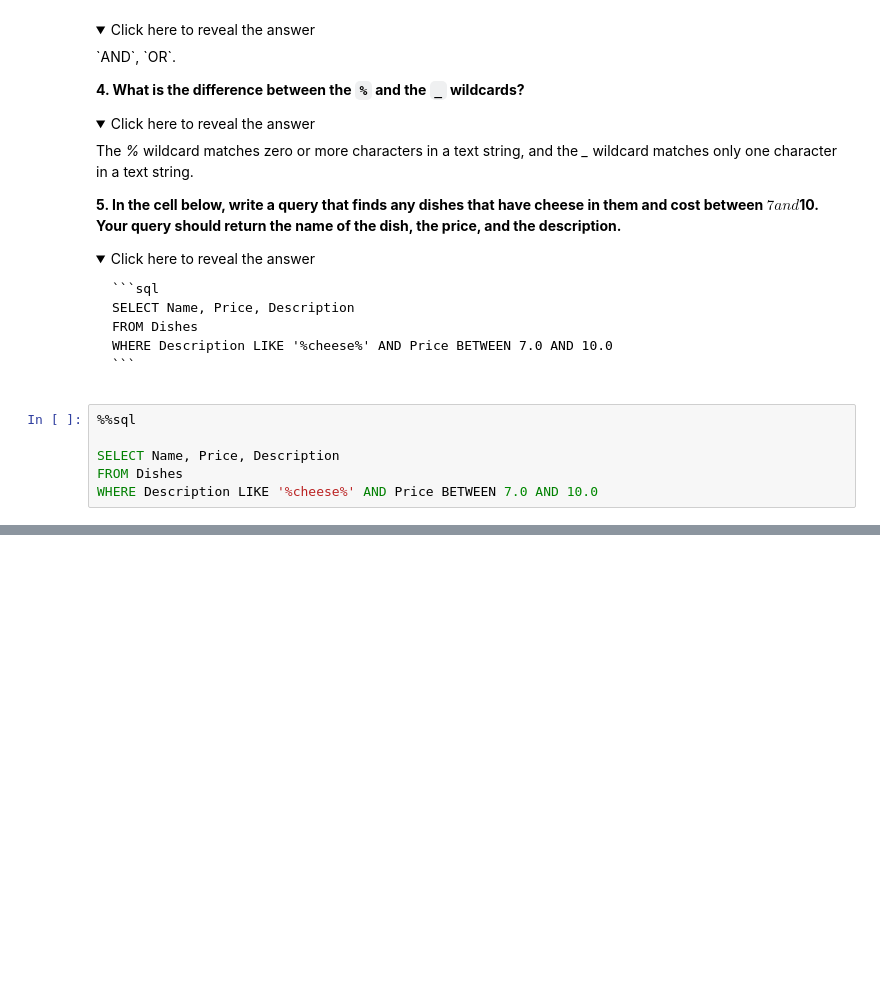
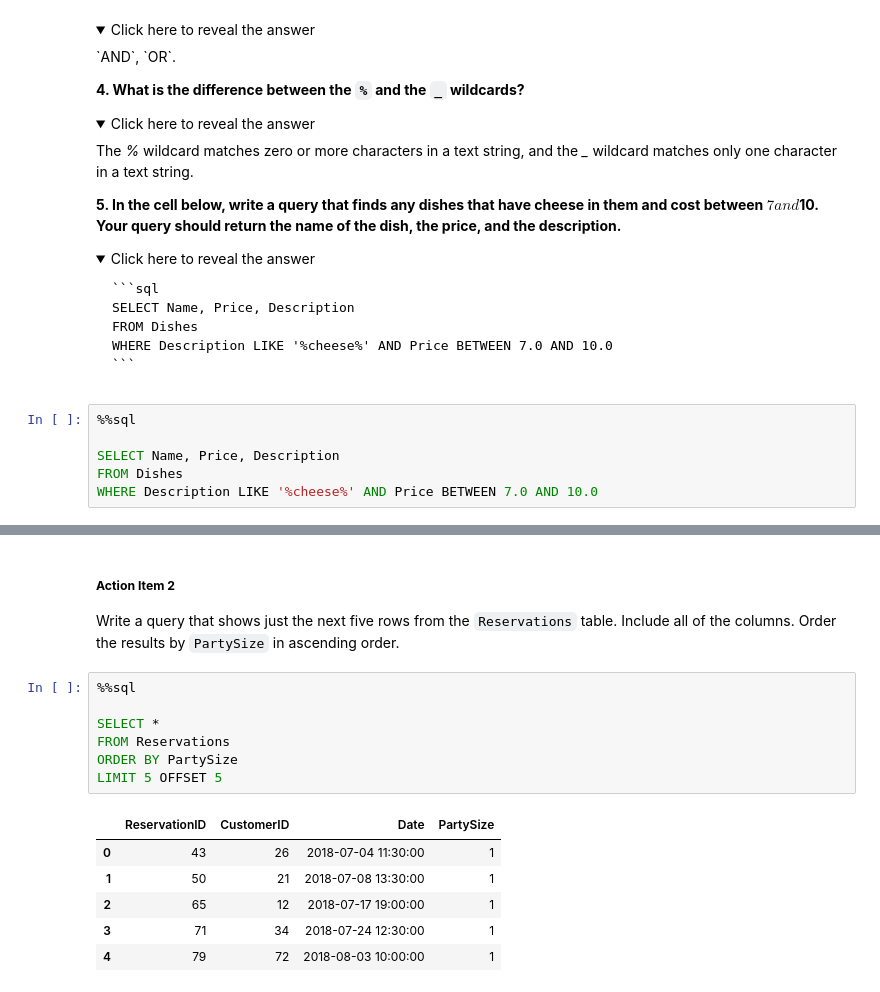
Before and after one commit to freestackinitiative/coop_sql_notebooks, a Jupyter notebook: COOP_SQL_101.ipynb, the cells around one changed output, grey strips where cells are left out. Cells and saved outputs as stored; diff of their text form; folded sections open; blank space fills up the shorter version.

```diff
--- a/COOP_SQL_101.ipynb
+++ b/COOP_SQL_101.ipynb
@@ -875,0 +1273,18 @@ The asterisk(*) here means that it can match any **single** letter or number.
+# %% [markdown]
+##### **Action Item 2**
+
+Write a query that shows just the next five rows from the `Reservations` table. Include all of the columns. Order the results by `PartySize` in ascending order.
+# %%
+%%sql
+
+SELECT *
+FROM Reservations
+ORDER BY PartySize
+LIMIT 5 OFFSET 5
+# %% [output]
+|  | ReservationID | CustomerID | Date | PartySize |
+| 0 | 43 | 26 | 2018-07-04 11:30:00 | 1 |
+| 1 | 50 | 21 | 2018-07-08 13:30:00 | 1 |
+| 2 | 65 | 12 | 2018-07-17 19:00:00 | 1 |
+| 3 | 71 | 34 | 2018-07-24 12:30:00 | 1 |
+| 4 | 79 | 72 | 2018-08-03 10:00:00 | 1 |
```
Also changed, not shown: parts of 49 cells of this notebook, 2 other files.
